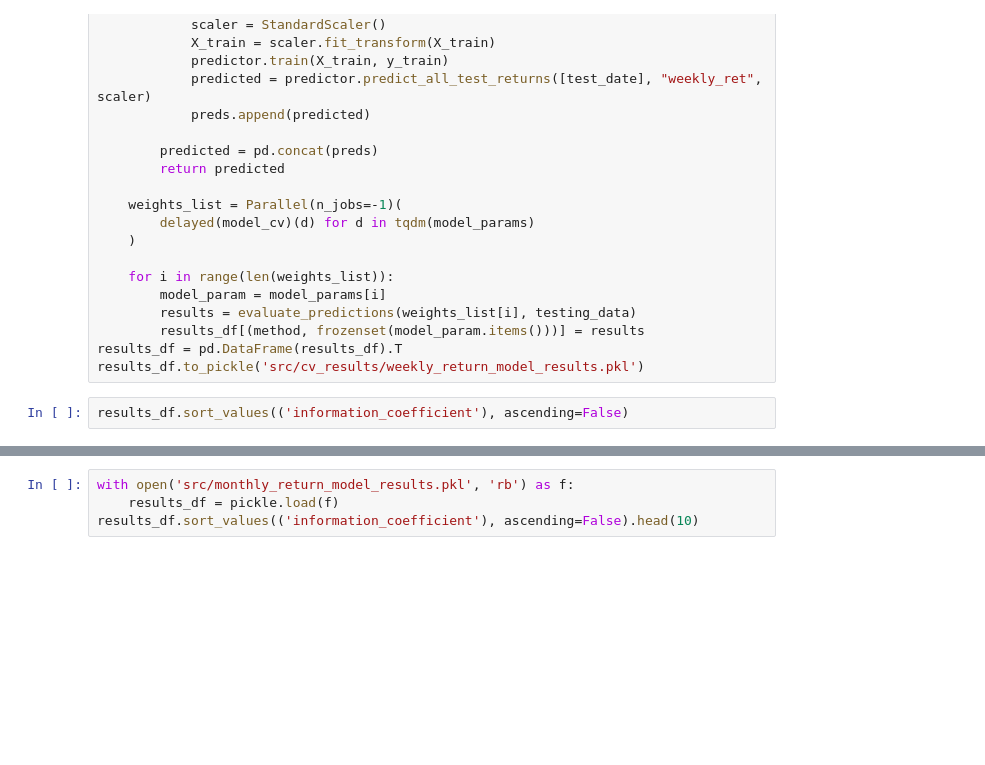
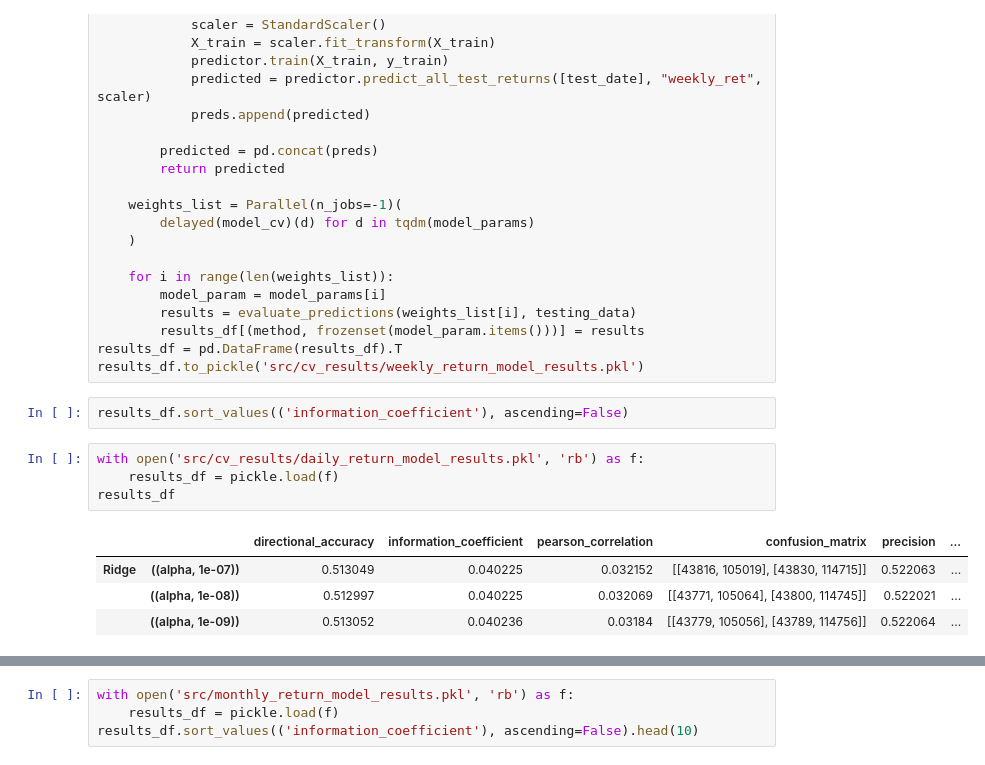
Before and after one commit to rileyteo/dse4212_portfolio_optimisation, a Jupyter notebook: test.ipynb, the cells around one changed output, grey strips where cells are left out. Drawn from its saved outputs; the diff is of its cells as text; blank space fills up the shorter version.

Commit message:
daily returns

```diff
--- a/test.ipynb
+++ b/test.ipynb
@@ -103,6 +103,15 @@ results_df = pd.DataFrame(results_df).T
 results_df.to_pickle('src/cv_results/weekly_return_model_results.pkl')
 # %%
 results_df.sort_values(('information_coefficient'), ascending=False)
+# %%
+with open('src/cv_results/daily_return_model_results.pkl', 'rb') as f:
+    results_df = pickle.load(f)
+results_df
+# %% [output]
+|  |  | directional_accuracy | information_coefficient | pearson_correlation | confusion_matrix | precision | ... |
+| Ridge | ((alpha, 1e-07)) | 0.513049 | 0.040225 | 0.032152 | [[43816, 105019], [43830, 114715]] | 0.522063 | ... |
+|  | ((alpha, 1e-08)) | 0.512997 | 0.040225 | 0.032069 | [[43771, 105064], [43800, 114745]] | 0.522021 | ... |
+|  | ((alpha, 1e-09)) | 0.513052 | 0.040236 | 0.03184 | [[43779, 105056], [43789, 114756]] | 0.522064 | ... |
 # %%
 from itertools import product
 import random
```
Also changed, not shown: parts of 1 cell of this notebook, 1 other file.
